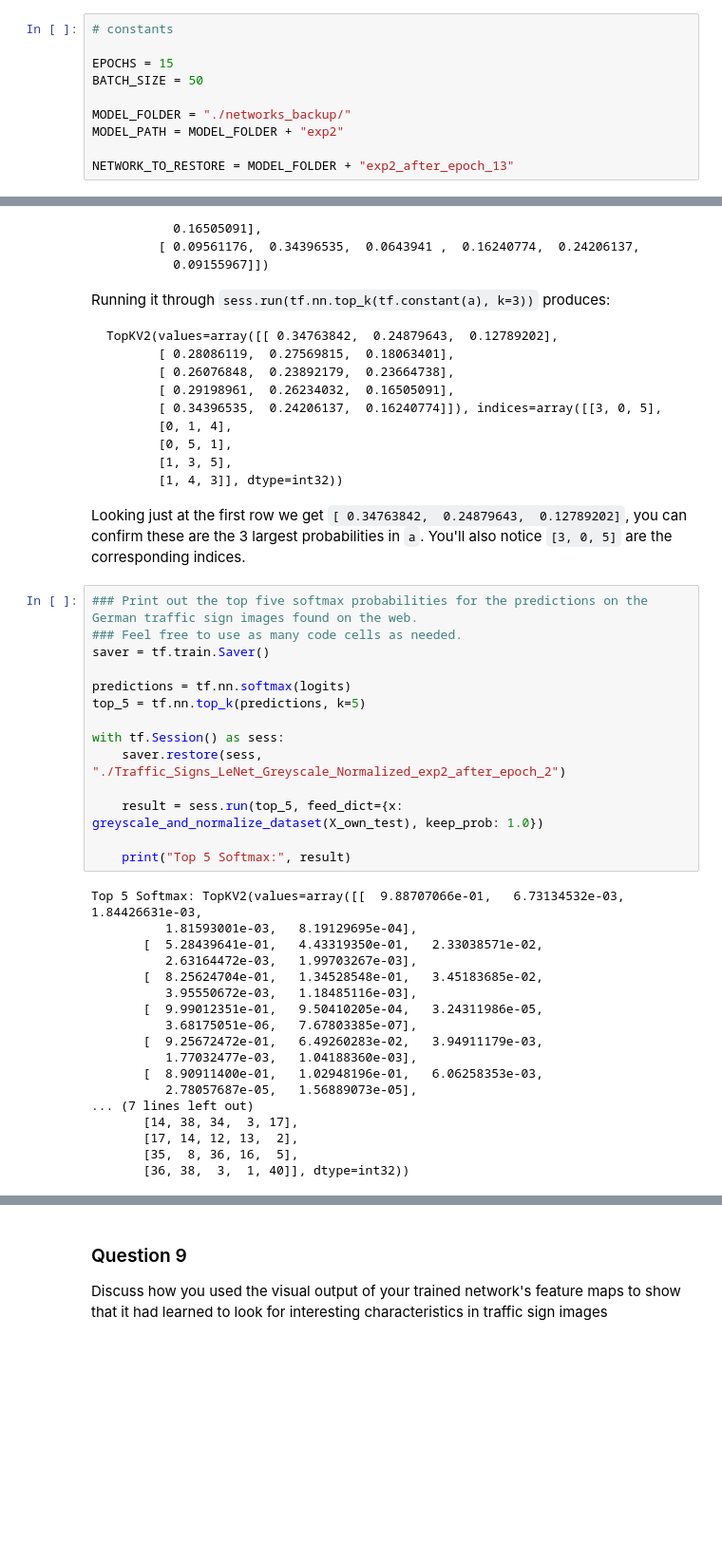
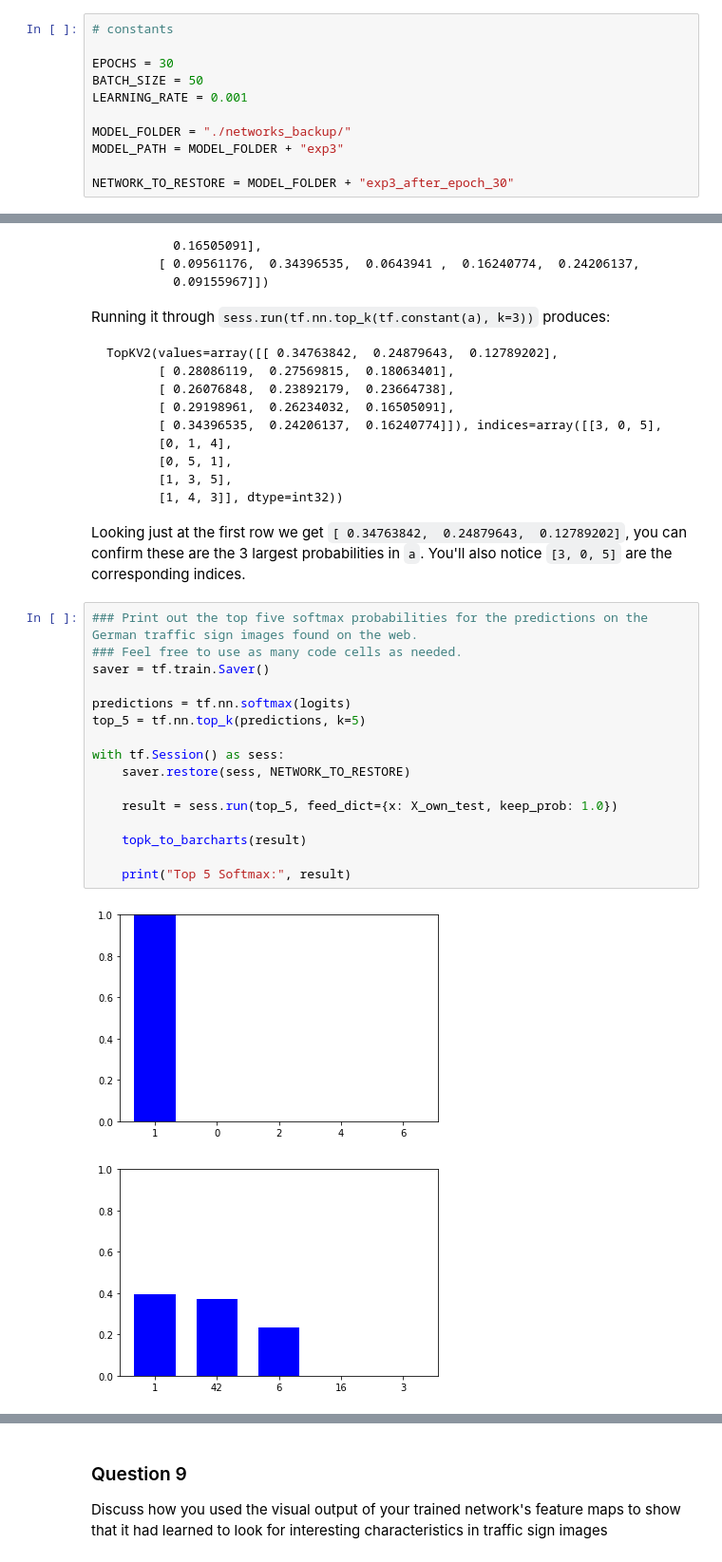
Before and after one commit to mwolfram/CarND-Traffic-Sign-Classifier-Project-mwolfram, a Jupyter notebook: Traffic_Sign_Classifier.ipynb, the cells around one changed output, grey strips where cells are left out. Shown at 95% size. Saved outputs shown, nothing was run; the diff lists cells and outputs as text; blank space fills up the shorter version.

```diff
--- a/Traffic_Sign_Classifier.ipynb
+++ b/Traffic_Sign_Classifier.ipynb
@@ -39,13 +39,14 @@ from sklearn.utils import shuffle
 # %%
 # constants
 
-EPOCHS = 15
+EPOCHS = 30
 BATCH_SIZE = 50
+LEARNING_RATE = 0.001
 
 MODEL_FOLDER = "./networks_backup/"
-MODEL_PATH = MODEL_FOLDER + "exp2"
+MODEL_PATH = MODEL_FOLDER + "exp3"
 
-NETWORK_TO_RESTORE = MODEL_FOLDER + "exp2_after_epoch_13"
+NETWORK_TO_RESTORE = MODEL_FOLDER + "exp3_after_epoch_30"
 # %%
 # toolkit
 
@@ -539,32 +569,19 @@ Looking just at the first row we get `[ 0.34763842,  0.24879643,  0.12789202]`,
 # %%
 ### Print out the top five softmax probabilities for the predictions on the German traffic sign images found on the web.
 ### Feel free to use as many code cells as needed.
 saver = tf.train.Saver()
 
 predictions = tf.nn.softmax(logits)
 top_5 = tf.nn.top_k(predictions, k=5)
 
 with tf.Session() as sess:
-    saver.restore(sess, "./Traffic_Signs_LeNet_Greyscale_Normalized_exp2_after_epoch_2")
+    saver.restore(sess, NETWORK_TO_RESTORE)
 
-    result = sess.run(top_5, feed_dict={x: greyscale_and_normalize_dataset(X_own_test), keep_prob: 1.0})
+    result = sess.run(top_5, feed_dict={x: X_own_test, keep_prob: 1.0})
+
+    topk_to_barcharts(result)
 
     print("Top 5 Softmax:", result)
 # %% [output]
-Top 5 Softmax: TopKV2(values=array([[  9.88707066e-01,   6.73134532e-03,   1.84426631e-03,
-          1.81593001e-03,   8.19129695e-04],
-       [  5.28439641e-01,   4.43319350e-01,   2.33038571e-02,
-          2.63164472e-03,   1.99703267e-03],
-       [  8.25624704e-01,   1.34528548e-01,   3.45183685e-02,
-          3.95550672e-03,   1.18485116e-03],
-       [  9.99012351e-01,   9.50410205e-04,   3.24311986e-05,
-          3.68175051e-06,   7.67803385e-07],
-       [  9.25672472e-01,   6.49260283e-02,   3.94911179e-03,
-          1.77032477e-03,   1.04188360e-03],
-       [  8.90911400e-01,   1.02948196e-01,   6.06258353e-03,
-          2.78057687e-05,   1.56889073e-05],
-... (7 lines left out)
-       [14, 38, 34,  3, 17],
-       [17, 14, 12, 13,  2],
-       [35,  8, 36, 16,  5],
-       [36, 38,  3,  1, 40]], dtype=int32))
+[figure, added]
+[figure, added]
```
Also changed, not shown: parts of 14 cells of this notebook.
